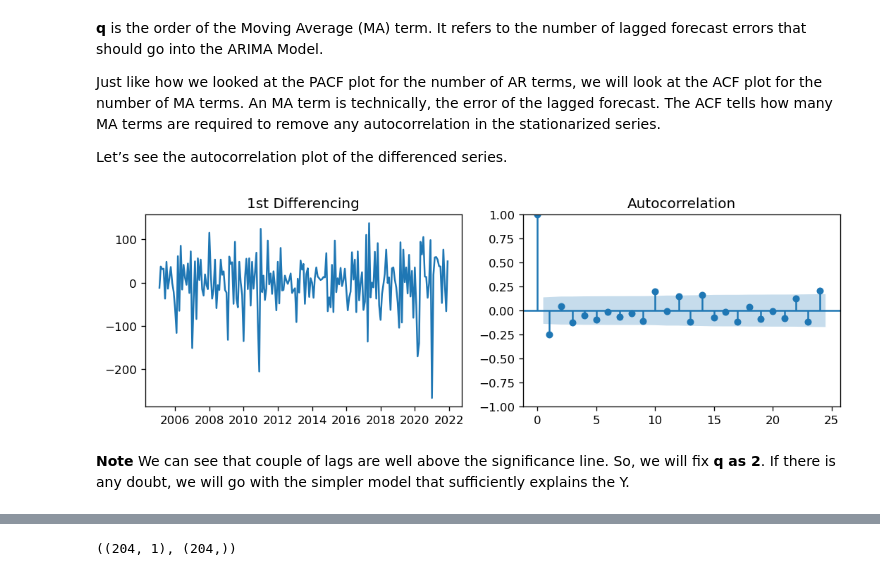
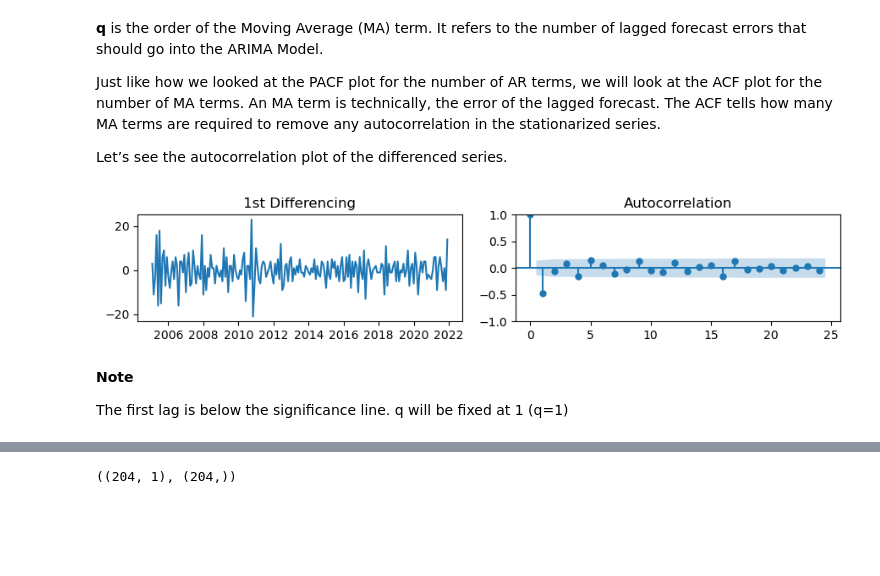
Before and after one commit to Natidhcp/CCT_MSc_DA_CA2, a Jupyter notebook: CA2.ipynb, the cells around one changed output, grey strips where cells are left out. Saved outputs shown, nothing was run; the diff lists cells and outputs as text; code cells hidden in the pictures; blank space fills up the shorter version.

```diff
--- a/CA2.ipynb
+++ b/CA2.ipynb
@@ -744,4 +851,4 @@ A time series is composed of mainly trend, seasonality, and noise. We will take
 # %%
-df = pd.DataFrame(grouped, columns = ['All Fatal and Injury Collisions'])
+df = pd.DataFrame(grouped, columns = ['Fatal Collisions'])
 df.tail()
 # %% [output]
@@ -765,23 +878,7 @@ Text(0.5, 1.0, 'All Fatal and Injury Collisions 2005 - 2021')
 # %%
-# Plot
-
-plot.style.use('default')
-
-plot.show()
-
-
-# Plot histogram (frequency of counts), change num of bins to see different plots
-df.plot(kind='hist', bins=20, color='green',figsize=(6,3))
-
-# Calculate kernel density plot
-# A density plot shows the distribution of the data over a continuous interval.
-# Kernel density plot smoothes out the noise in time series data.
-# The peaks of a density plot help display where values are concentrated over the interval.
-# A Kernel density plot is a a better way to display the distribution because it's not affected by
-# the number of bins used (each bar used in a typical histogram).
-df.plot(kind='kde', color="green", grid=False,figsize=(6,3))
-
-ax.set_xlabel('Date')
-ax.set_ylabel('All Fatal and Injury Collisions')
-ax.set_title('All Fatal and Injury Collisions 2005 - 2021')
+ax = sns.histplot(df, kde=True,bins=20)
+ax.set_ylabel('Collisions nr.')
+ax.set_title('Fatal Collisions 2005 - 2021')
+ax.legend().remove()
+plt.show()
 # %% [output]
@@ -859,13 +952,8 @@ As stated, the purpose of differencing is to make the time series stationary. Bu
 
 * If we can’t really decide between two orders of differencing, then we go with the order that gives the least standard deviation in the differenced series.
 # %%
-from statsmodels.graphics.tsaplots import plot_acf, plot_pacf
-import matplotlib.pyplot as plt
-plt.rcParams.update({'figure.figsize':(9,7), 'figure.dpi':120})
-
-
 # Original Series
-fig, axes = plt.subplots(3, 2)
+fig, axes = plt.subplots(3, 2,figsize=(9, 6))
 axes[0, 0].plot(df); axes[0, 0].set_title('Original Series')
 plot_acf(df, ax=axes[0, 1])
 
@@ -899,9 +987,7 @@ That is, suppose, if Y_t is the current series and Y_t-1 is the lag 1 of Y, then
 Now, we should find the number of AR terms. Any autocorrelation in a stationarized series can be rectified by adding enough AR terms. So, we initially take the order of AR term to be equal to as many lags that crosses the significance limit in the PACF plot.
 # %%
 # PACF plot of 1st differenced series
-plt.rcParams.update({'figure.figsize':(9,3), 'figure.dpi':120})
-
-fig, axes = plt.subplots(1, 2)
+fig, axes = plt.subplots(1, 2, figsize=(10, 2))
 axes[0].plot(df.diff()); axes[0].set_title('1st Differencing')
 axes[1].set(ylim=(0,5))
 plot_pacf(df.diff().dropna(), ax=axes[1])
@@ -921,17 +1008,15 @@ Just like how we looked at the PACF plot for the number of AR terms, we will loo
 
 Let’s see the autocorrelation plot of the differenced series.
 # %%
-from statsmodels.graphics.tsaplots import plot_acf, plot_pacf
-plt.rcParams.update({'figure.figsize':(9,3), 'figure.dpi':120})
-
-fig, axes = plt.subplots(1, 2)
+fig, axes = plt.subplots(1, 2, figsize=(9, 2))
 axes[0].plot(df.diff()); axes[0].set_title('1st Differencing')
 axes[1].set(ylim=(0,1.2))
 plot_acf(df.diff().dropna(), ax=axes[1])
 plt.tight_layout()
 plt.show()
 # %% [output]
-[figure, old version]
+[figure, new version]
 # %% [markdown]
 **Note**
-We can see that couple of lags are well above the significance line. So, we will fix **q as 2**. If there is any doubt, we will go with the simpler model that sufficiently explains the Y.
+
+The first lag is below the significance line. q will be fixed at 1 (q=1)
```
Also changed, not shown: parts of 206 cells of this notebook.
